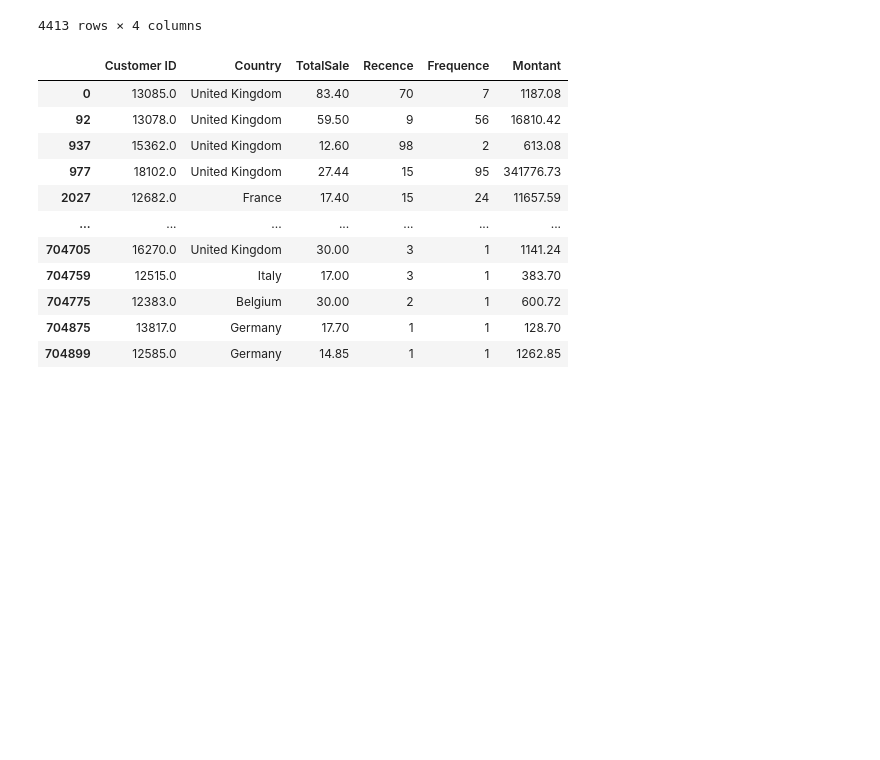
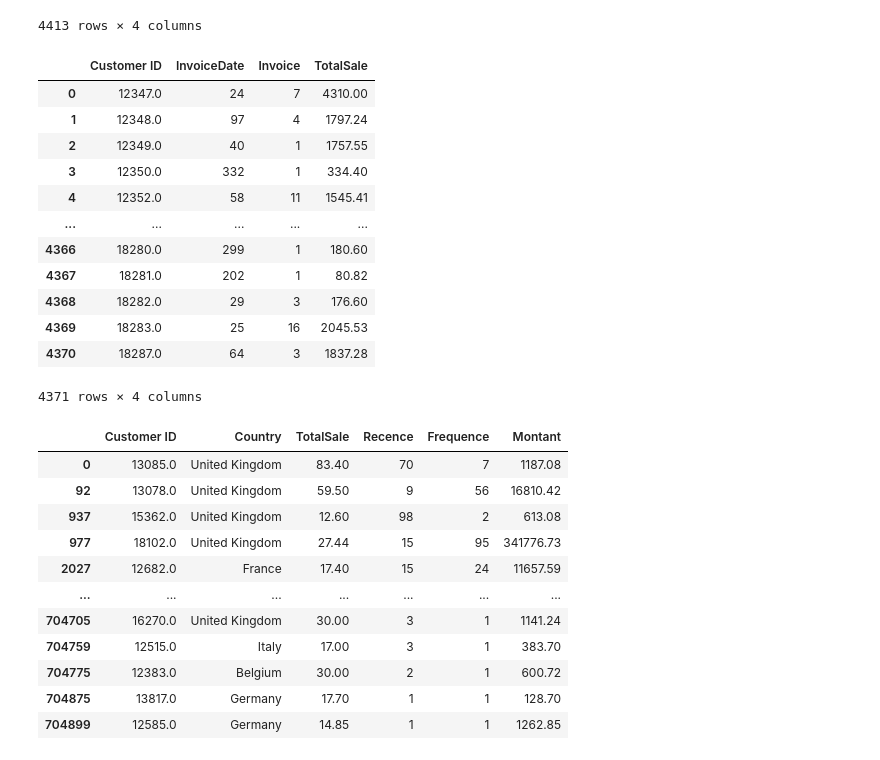
Before and after one commit to neevaiti/segmentation_client_simplon, a Jupyter notebook: rubic.ipynb, the cells around one changed output. Drawn from its saved outputs; the diff is of its cells as text; code cells hidden in the pictures; blank space fills up the shorter version.

```diff
--- a/rubic.ipynb
+++ b/rubic.ipynb
@@ -487,6 +487,36 @@ rfm
 | 4411 | 18286.0 | 126 | 3 | 1188.43 |
 | 4412 | 18287.0 | 32 | 5 | 2340.61 |
 4413 rows × 4 columns
+# %%
+date_de_ref = pd.to_datetime('2011-12-31') + pd.DateOffset(days=1)
+
+rfm2011 = df[(df['InvoiceDate'] >= '2010-12-01') & (df['InvoiceDate'] <= '2011-12-31')].groupby(['Customer ID']).agg({
+    'InvoiceDate': lambda x: (date_de_ref - x.max()).days,
+    'Invoice': 'nunique',
+    'TotalSale': 'sum'
+}).reset_index()
+
+rfm.rename(columns={
+    'InvoiceDate': 'Recence',
+    'Invoice': 'Frequence',
+    'TotalSale': 'Montant'
+}, inplace=True)
+
+rfm2011
+# %% [output]
+|  | Customer ID | InvoiceDate | Invoice | TotalSale |
+| 0 | 12347.0 | 24 | 7 | 4310.00 |
+| 1 | 12348.0 | 97 | 4 | 1797.24 |
+| 2 | 12349.0 | 40 | 1 | 1757.55 |
+| 3 | 12350.0 | 332 | 1 | 334.40 |
+| 4 | 12352.0 | 58 | 11 | 1545.41 |
+| ... | ... | ... | ... | ... |
+| 4366 | 18280.0 | 299 | 1 | 180.60 |
+| 4367 | 18281.0 | 202 | 1 | 80.82 |
+| 4368 | 18282.0 | 29 | 3 | 176.60 |
+| 4369 | 18283.0 | 25 | 16 | 2045.53 |
+| 4370 | 18287.0 | 64 | 3 | 1837.28 |
+4371 rows × 4 columns
 # %%
 df_rfm = df.merge(rfm, on='Customer ID')
 df_rfm = df_rfm.drop(['Invoice', 'StockCode', 'Description', 'Quantity', 'InvoiceDate', 'Price', 'Year', 'Month'], axis=1)
```
Also changed, not shown: 1 other file.
